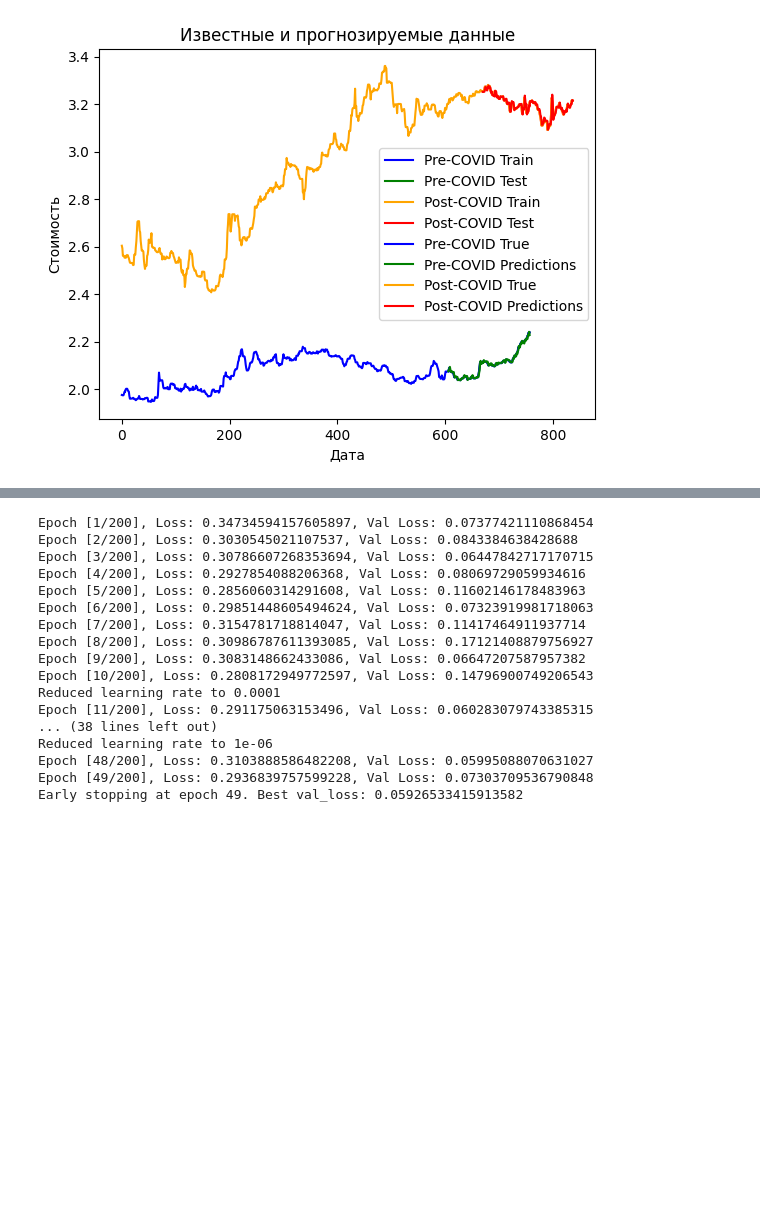
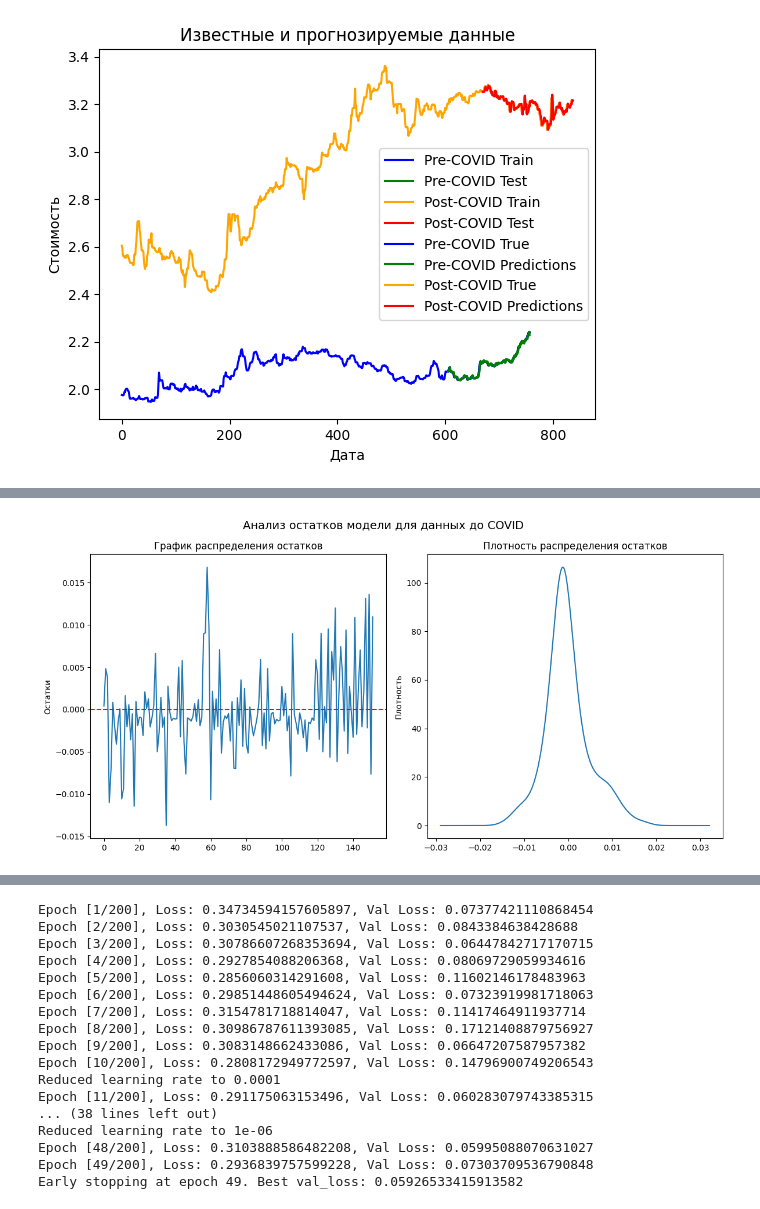
Before and after one commit to InnerShadow/UDSpredictor, a Jupyter notebook: src/demo.ipynb, the cells around one changed output, grey strips where cells are left out. Cells and saved outputs as stored; diff of their text form; code cells hidden in the pictures; blank space fills up the shorter version.

```diff
--- a/src/demo.ipynb
+++ b/src/demo.ipynb
@@ -266,0 +301,34 @@ forecast_drawer.plot()
+# %%
+import numpy as np
+import pandas as pd
+import matplotlib.pyplot as plt
+from statsmodels.graphics.tsaplots import plot_acf, plot_pacf
+
+y_test_pre = np.load('C:\\project\\y_test(1).npy').ravel()
+predicted_values_pre = np.load('C:\\project\\predicted_values(1).npy').ravel()
+
+y_test_post = np.load('C:\\project\\y_test.npy').ravel()
+predicted_values_post = np.load('C:\\project\\predicted_values.npy').ravel()
+# %%
+residuals_pre = y_test_pre - predicted_values_pre
+residuals_pre_series = pd.Series(residuals_pre)
+
+fig, ax = plt.subplots(1, 2, figsize=(12, 6))
+
+residuals_pre_series.plot(title = 'График распределения остатков', ax = ax[0])
+
+ax[0].axhline(0, color = 'red', linestyle = '--')
+# ax[0].set_xlabel('Индекс')
+ax[0].set_ylabel('Остатки')
+
+
+residuals_pre_series.plot(title = 'Плотность распределения остатков', kind = 'kde', ax = ax[1])
+#ax[1].set_xlabel('Остатки')
+ax[1].set_ylabel('Плотность')
+
+fig.suptitle('Анализ остатков модели для данных до COVID', fontsize = 14)
+
+plt.tight_layout()
+plt.show()
+# %% [output]
+[figure, added]
```
Also changed, not shown: parts of 7 cells of this notebook, 1 other file.
